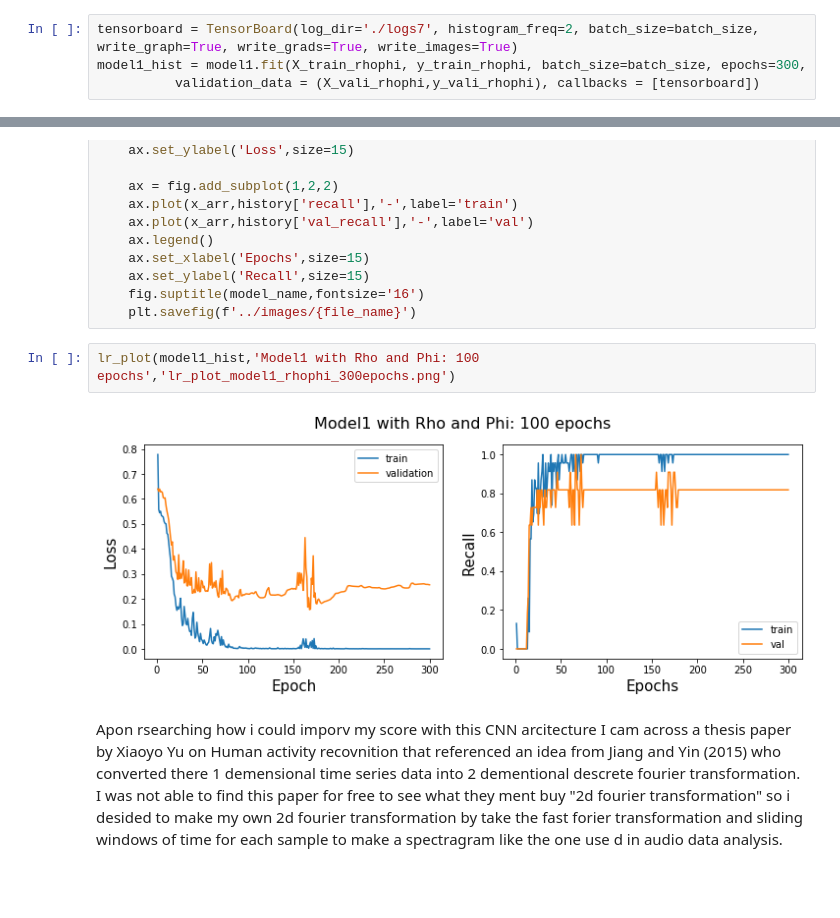
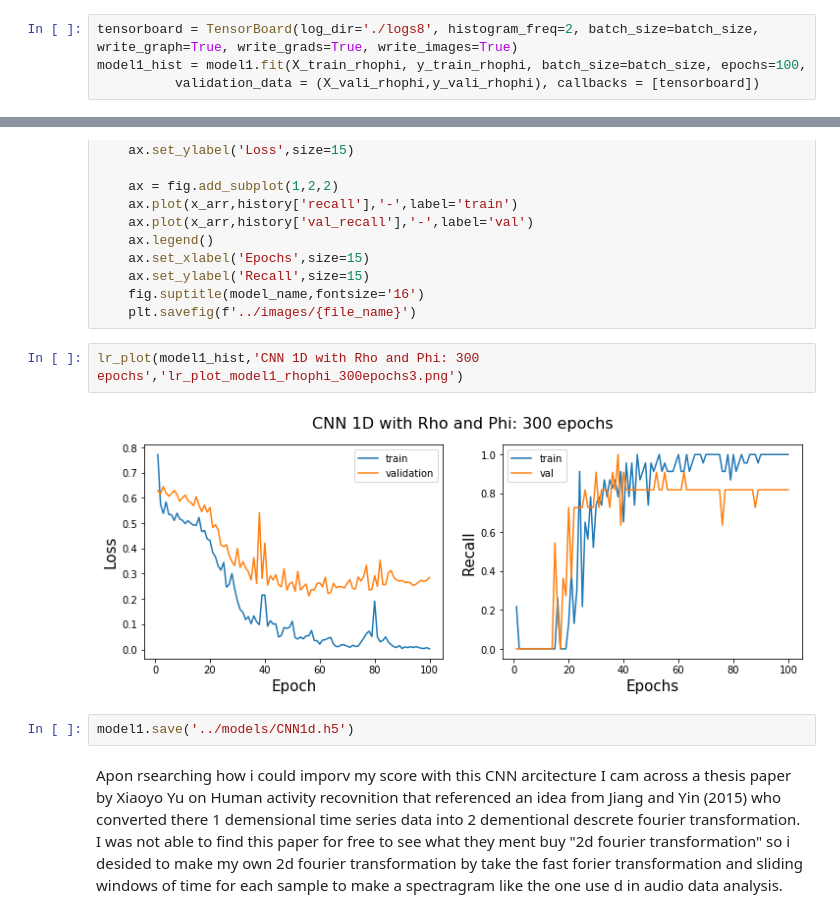
Before and after one commit to Iguanacolossus/Capstone3-TBA, a Jupyter notebook: notebooks/HAR-classification.ipynb, the cells around one changed output, grey strips where cells are left out. Saved outputs shown, nothing was run; the diff lists cells and outputs as text; blank space fills up the shorter version.

```diff
--- a/notebooks/HAR-classification.ipynb
+++ b/notebooks/HAR-classification.ipynb
@@ -297,8 +297,8 @@ model1.compile(loss='binary_crossentropy', optimizer='adam', metrics=metrics1)
 # %%
 batch_size=32
 # %%
-tensorboard = TensorBoard(log_dir='./logs7', histogram_freq=2, batch_size=batch_size, write_graph=True, write_grads=True, write_images=True)
-model1_hist = model1.fit(X_train_rhophi, y_train_rhophi, batch_size=batch_size, epochs=300,
+tensorboard = TensorBoard(log_dir='./logs8', histogram_freq=2, batch_size=batch_size, write_graph=True, write_grads=True, write_images=True)
+model1_hist = model1.fit(X_train_rhophi, y_train_rhophi, batch_size=batch_size, epochs=100,
           validation_data = (X_vali_rhophi,y_vali_rhophi), callbacks = [tensorboard])
 # %% [output]
 WARNING:tensorflow:`write_grads` will be ignored in TensorFlow 2.0 for the `TensorBoard` Callback.
@@ -342,9 +342,11 @@ def lr_plot(history_obj,model_name,file_name):
     fig.suptitle(model_name,fontsize='16')
     plt.savefig(f'../images/{file_name}')
 # %%
-lr_plot(model1_hist,'Model1 with Rho and Phi: 100 epochs','lr_plot_model1_rhophi_300epochs.png')
+lr_plot(model1_hist,'CNN 1D with Rho and Phi: 300 epochs','lr_plot_model1_rhophi_300epochs3.png')
 # %% [output]
-[figure, old version]
+[figure, new version]
+# %%
+model1.save('../models/CNN1d.h5')
 # %% [markdown]
 Apon rsearching how i could imporv my score with this CNN arcitecture I cam across a thesis paper by Xiaoyo Yu on Human activity recovnition that referenced an idea from Jiang and Yin (2015) who converted there 1 demensional time series  data into 2 dementional descrete fourier transformation. I was not able to find this paper for free to see what  they ment buy "2d fourier transformation" so i desided to make my own 2d fourier transformation by take the fast forier transformation and sliding windows of time for each sample to make a spectragram like the one use d in audio data  analysis.
 # %%
```
Also changed, not shown: parts of 51 cells of this notebook, 37 other files.
